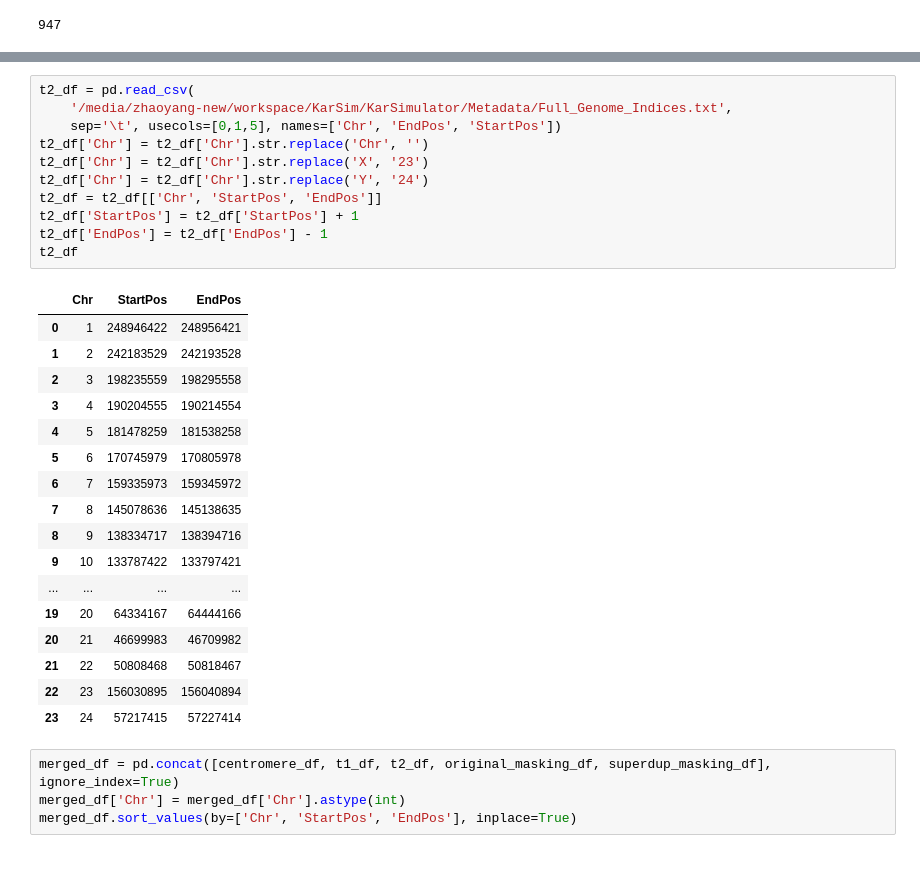
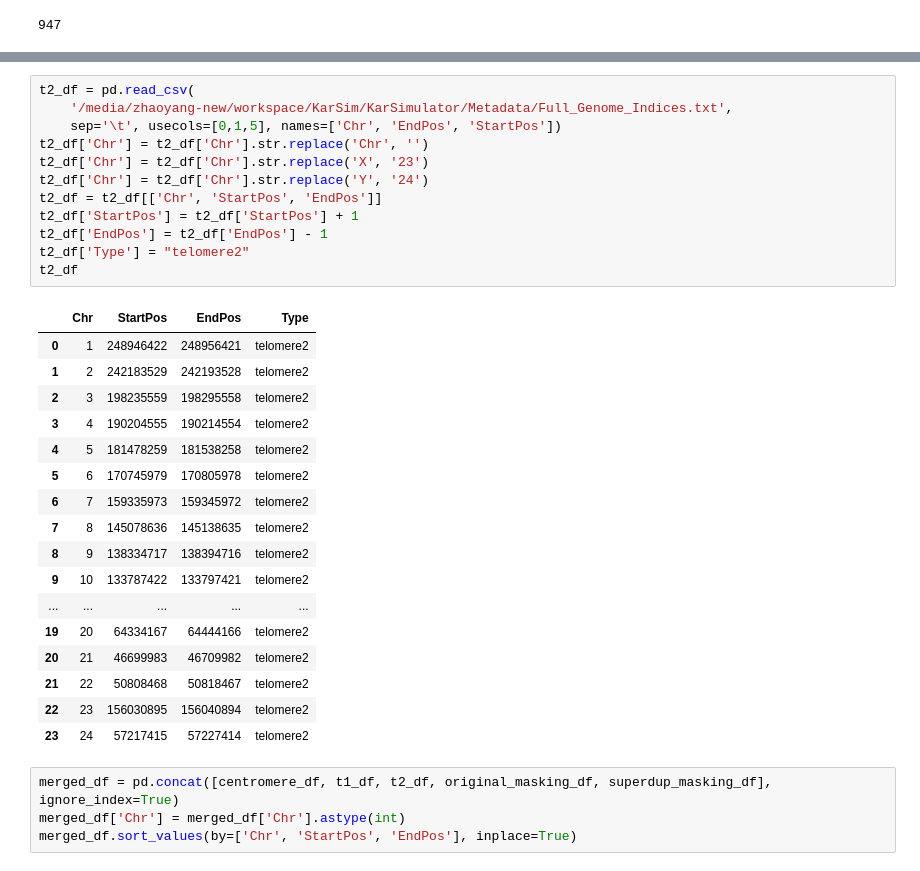
Before and after one commit to MolecularKaryotype/KarSimulator, a Jupyter notebook: Preparation/concatenate masking regions.ipynb, the cells around one changed output, grey strips where cells are left out. Drawn from its saved outputs; the diff is of its cells as text.

```diff
--- a/Preparation/concatenate masking regions.ipynb
+++ b/Preparation/concatenate masking regions.ipynb
@@ -86,32 +109,33 @@ t1_df
 # %%
 t2_df = pd.read_csv(
     '/media/zhaoyang-new/workspace/KarSim/KarSimulator/Metadata/Full_Genome_Indices.txt',
     sep='\t', usecols=[0,1,5], names=['Chr', 'EndPos', 'StartPos'])
 t2_df['Chr'] = t2_df['Chr'].str.replace('Chr', '')
 t2_df['Chr'] = t2_df['Chr'].str.replace('X', '23')
 t2_df['Chr'] = t2_df['Chr'].str.replace('Y', '24')
 t2_df = t2_df[['Chr', 'StartPos', 'EndPos']]
 t2_df['StartPos'] = t2_df['StartPos'] + 1
 t2_df['EndPos'] = t2_df['EndPos'] - 1
+t2_df['Type'] = "telomere2"
 t2_df
 # %% [output]
-|  | Chr | StartPos | EndPos |
-| 0 | 1 | 248946422 | 248956421 |
-| 1 | 2 | 242183529 | 242193528 |
-| 2 | 3 | 198235559 | 198295558 |
-| 3 | 4 | 190204555 | 190214554 |
-| 4 | 5 | 181478259 | 181538258 |
-| 5 | 6 | 170745979 | 170805978 |
-| 6 | 7 | 159335973 | 159345972 |
-| 7 | 8 | 145078636 | 145138635 |
-| 8 | 9 | 138334717 | 138394716 |
-| 9 | 10 | 133787422 | 133797421 |
-| ... | ... | ... | ... |
-| 19 | 20 | 64334167 | 64444166 |
-| 20 | 21 | 46699983 | 46709982 |
-| 21 | 22 | 50808468 | 50818467 |
-| 22 | 23 | 156030895 | 156040894 |
-| 23 | 24 | 57217415 | 57227414 |
+|  | Chr | StartPos | EndPos | Type |
+| 0 | 1 | 248946422 | 248956421 | telomere2 |
+| 1 | 2 | 242183529 | 242193528 | telomere2 |
+| 2 | 3 | 198235559 | 198295558 | telomere2 |
+| 3 | 4 | 190204555 | 190214554 | telomere2 |
+| 4 | 5 | 181478259 | 181538258 | telomere2 |
+| 5 | 6 | 170745979 | 170805978 | telomere2 |
+| 6 | 7 | 159335973 | 159345972 | telomere2 |
+| 7 | 8 | 145078636 | 145138635 | telomere2 |
+| 8 | 9 | 138334717 | 138394716 | telomere2 |
+| 9 | 10 | 133787422 | 133797421 | telomere2 |
+| ... | ... | ... | ... | ... |
+| 19 | 20 | 64334167 | 64444166 | telomere2 |
+| 20 | 21 | 46699983 | 46709982 | telomere2 |
+| 21 | 22 | 50808468 | 50818467 | telomere2 |
+| 22 | 23 | 156030895 | 156040894 | telomere2 |
+| 23 | 24 | 57217415 | 57227414 | telomere2 |
 # %%
 merged_df = pd.concat([centromere_df, t1_df, t2_df, original_masking_df, superdup_masking_df], ignore_index=True)
 merged_df['Chr'] = merged_df['Chr'].astype(int)
```
Also changed, not shown: parts of 8 cells of this notebook, 8 other files.
